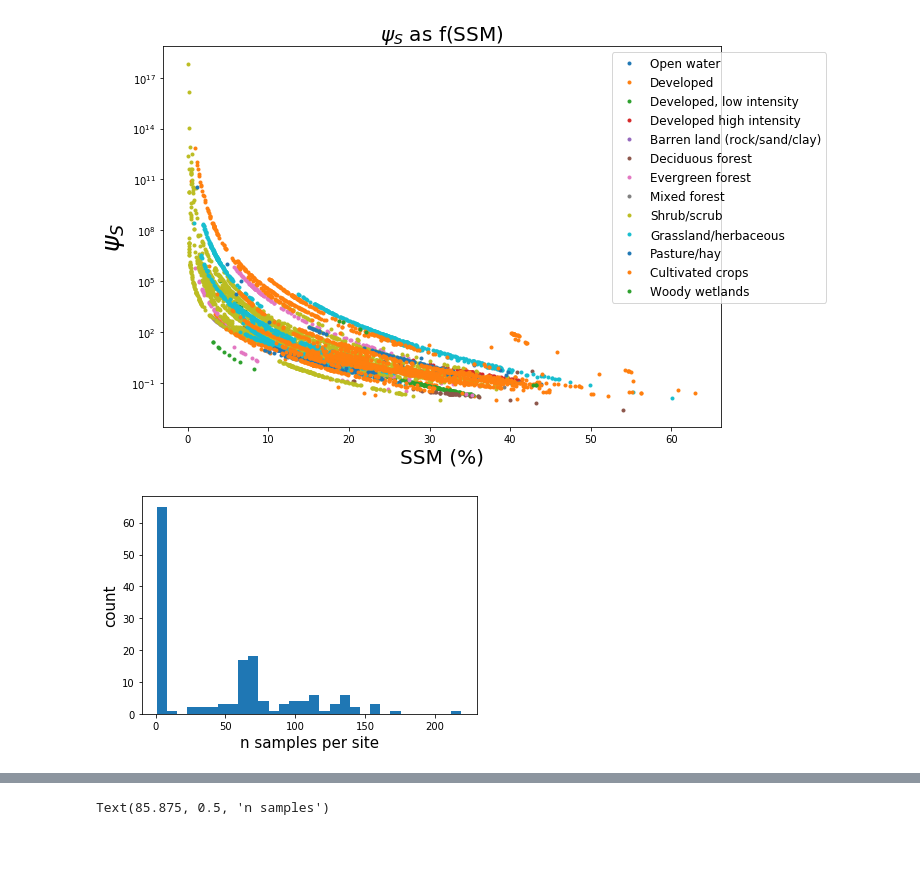
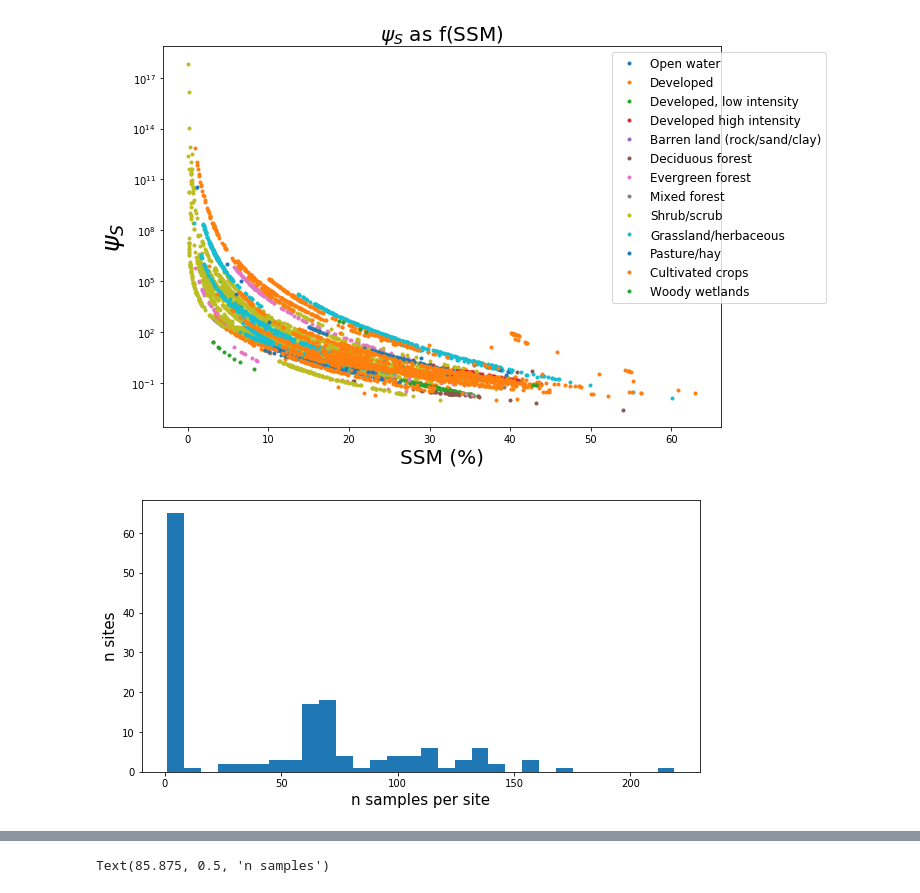
Before and after one commit to kashingtonDC/RZSM, a Jupyter notebook: code/analysis.ipynb, the cells around one changed output, grey strips where cells are left out. Drawn from its saved outputs; the diff is of its cells as text; code cells hidden in the pictures; blank space fills up the shorter version.

```diff
--- a/code/analysis.ipynb
+++ b/code/analysis.ipynb
@@ -102,12 +105,13 @@ for i in df.site.unique():
     site_lens[i] = (len(sdf))
     lc_col[i]= nlcd[sdf.lc_type[0]]
 # %%
+plt.figure(figsize = (10,5))
 plt.hist(np.array(list(site_lens.values())), bins = 30)[-1]
 plt.xlabel("n samples per site", size = 15)
-plt.ylabel("count", size = 15)
+plt.ylabel("n sites", size = 15)
 plt.show()
 # %% [output]
-[figure, old version]
+[figure, new version]
 # %%
 t = pd.DataFrame.from_dict(list(site_lens.items()))
 t.columns = ['site_id', 'len']
```
Also changed, not shown: parts of 11 cells of this notebook.
